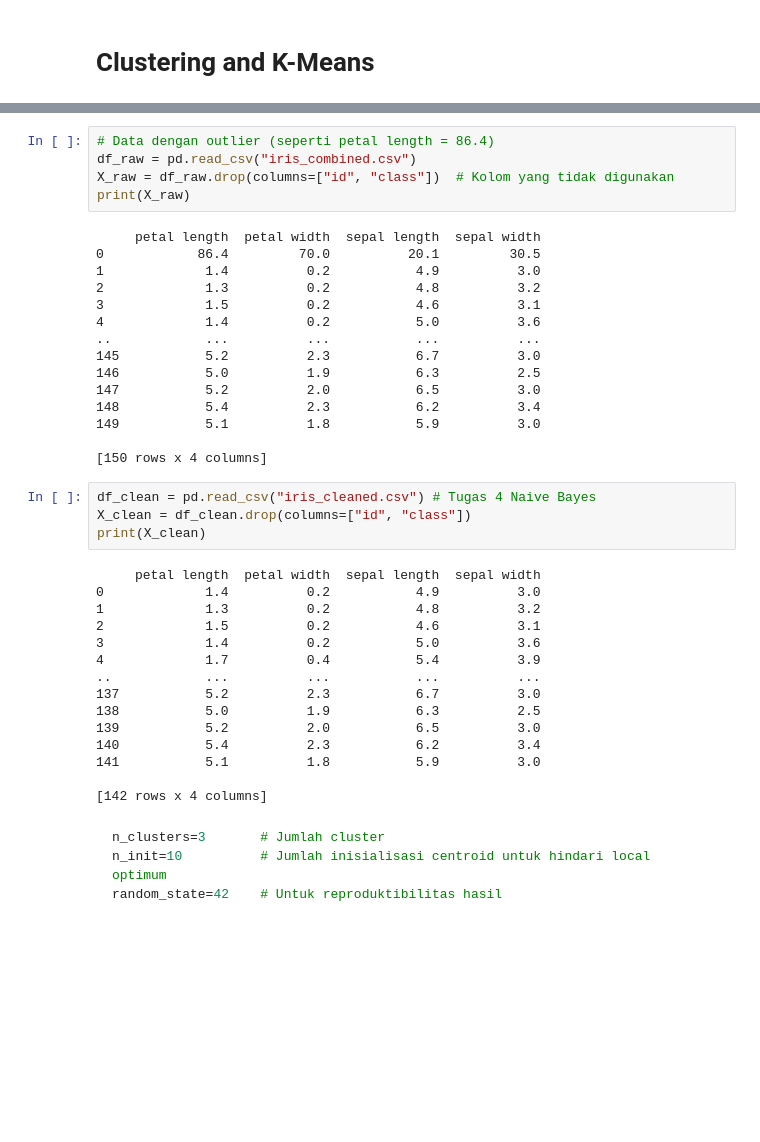
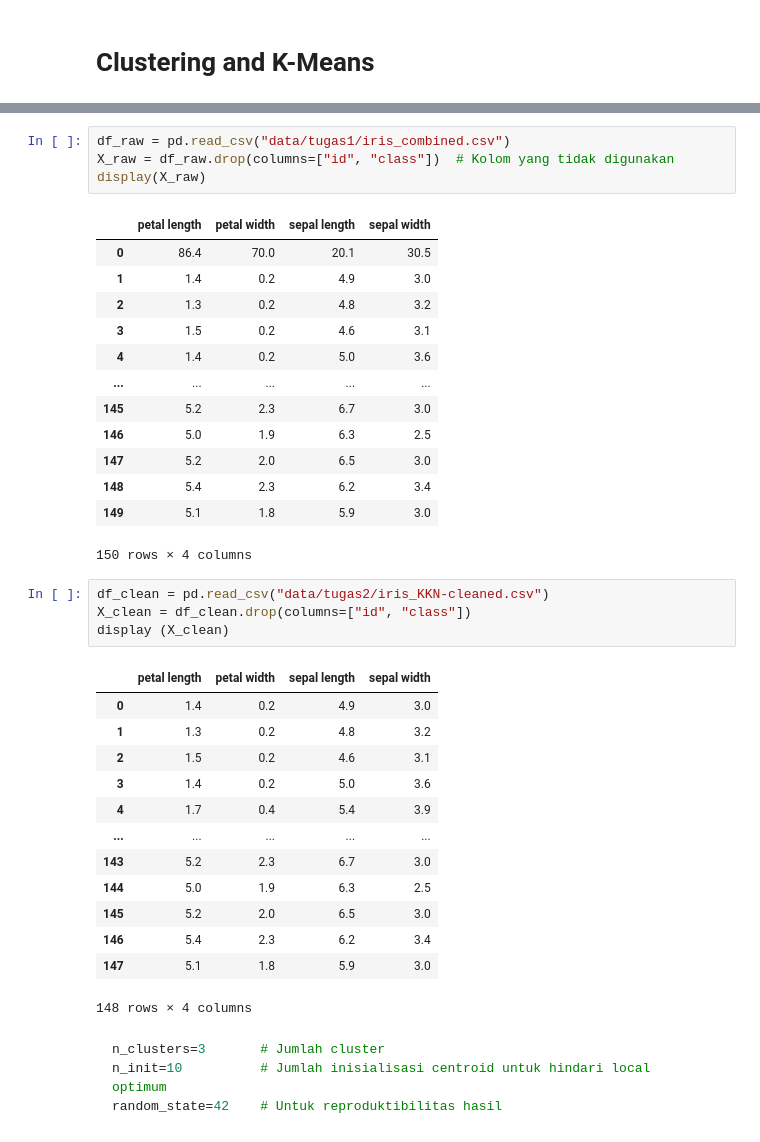
Before and after one commit to rhindottire/Data-Mining, a Jupyter notebook: pendata/Tugas5.ipynb, the cells around one changed output, grey strips where cells are left out. Saved outputs shown, nothing was run; the diff lists cells and outputs as text; blank space fills up the shorter version.

````diff
--- a/pendata/Tugas5.ipynb
+++ b/pendata/Tugas5.ipynb
@@ -169,42 +158,39 @@ Error message: 'cryptography' package is required for sha256_password or caching
 # %%
-# Data dengan outlier (seperti petal length = 86.4)
-df_raw = pd.read_csv("iris_combined.csv")
+df_raw = pd.read_csv("data/tugas1/iris_combined.csv")
 X_raw = df_raw.drop(columns=["id", "class"])  # Kolom yang tidak digunakan
-print(X_raw)
+display(X_raw)
 # %% [output]
+|  | petal length | petal width | sepal length | sepal width |
+| 0 | 86.4 | 70.0 | 20.1 | 30.5 |
+| 1 | 1.4 | 0.2 | 4.9 | 3.0 |
+| 2 | 1.3 | 0.2 | 4.8 | 3.2 |
+| 3 | 1.5 | 0.2 | 4.6 | 3.1 |
+| 4 | 1.4 | 0.2 | 5.0 | 3.6 |
+| ... | ... | ... | ... | ... |
+| 145 | 5.2 | 2.3 | 6.7 | 3.0 |
+| 146 | 5.0 | 1.9 | 6.3 | 2.5 |
+| 147 | 5.2 | 2.0 | 6.5 | 3.0 |
+| 148 | 5.4 | 2.3 | 6.2 | 3.4 |
+| 149 | 5.1 | 1.8 | 5.9 | 3.0 |
-     petal length  petal width  sepal length  sepal width
-0            86.4         70.0          20.1         30.5
-1             1.4          0.2           4.9          3.0
-2             1.3          0.2           4.8          3.2
-3             1.5          0.2           4.6          3.1
-4             1.4          0.2           5.0          3.6
-..            ...          ...           ...          ...
-145           5.2          2.3           6.7          3.0
-146           5.0          1.9           6.3          2.5
-147           5.2          2.0           6.5          3.0
-148           5.4          2.3           6.2          3.4
-149           5.1          1.8           5.9          3.0
-
-[150 rows x 4 columns]
+150 rows × 4 columns
 # %%
-df_clean = pd.read_csv("iris_cleaned.csv") # Tugas 4 Naive Bayes
+df_clean = pd.read_csv("data/tugas2/iris_KKN-cleaned.csv")
 X_clean = df_clean.drop(columns=["id", "class"])
-print(X_clean)
+display (X_clean)
 # %% [output]
+|  | petal length | petal width | sepal length | sepal width |
+| 0 | 1.4 | 0.2 | 4.9 | 3.0 |
+| 1 | 1.3 | 0.2 | 4.8 | 3.2 |
+| 2 | 1.5 | 0.2 | 4.6 | 3.1 |
+| 3 | 1.4 | 0.2 | 5.0 | 3.6 |
+| 4 | 1.7 | 0.4 | 5.4 | 3.9 |
+| ... | ... | ... | ... | ... |
+| 143 | 5.2 | 2.3 | 6.7 | 3.0 |
+| 144 | 5.0 | 1.9 | 6.3 | 2.5 |
+| 145 | 5.2 | 2.0 | 6.5 | 3.0 |
+| 146 | 5.4 | 2.3 | 6.2 | 3.4 |
+| 147 | 5.1 | 1.8 | 5.9 | 3.0 |
-     petal length  petal width  sepal length  sepal width
-0             1.4          0.2           4.9          3.0
-1             1.3          0.2           4.8          3.2
-2             1.5          0.2           4.6          3.1
-3             1.4          0.2           5.0          3.6
-4             1.7          0.4           5.4          3.9
-..            ...          ...           ...          ...
-137           5.2          2.3           6.7          3.0
-138           5.0          1.9           6.3          2.5
-139           5.2          2.0           6.5          3.0
-140           5.4          2.3           6.2          3.4
-141           5.1          1.8           5.9          3.0
-
-[142 rows x 4 columns]
+148 rows × 4 columns
 # %% [markdown]
 ```python
 n_clusters=3       # Jumlah cluster
````
Also changed, not shown: parts of 29 cells of this notebook, 8 other files.
